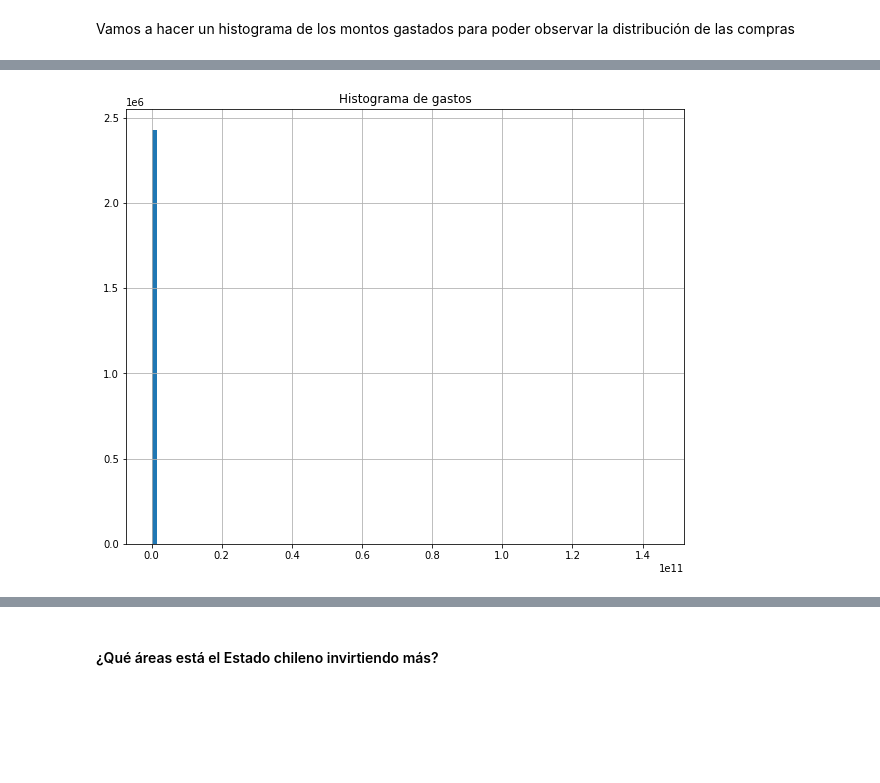
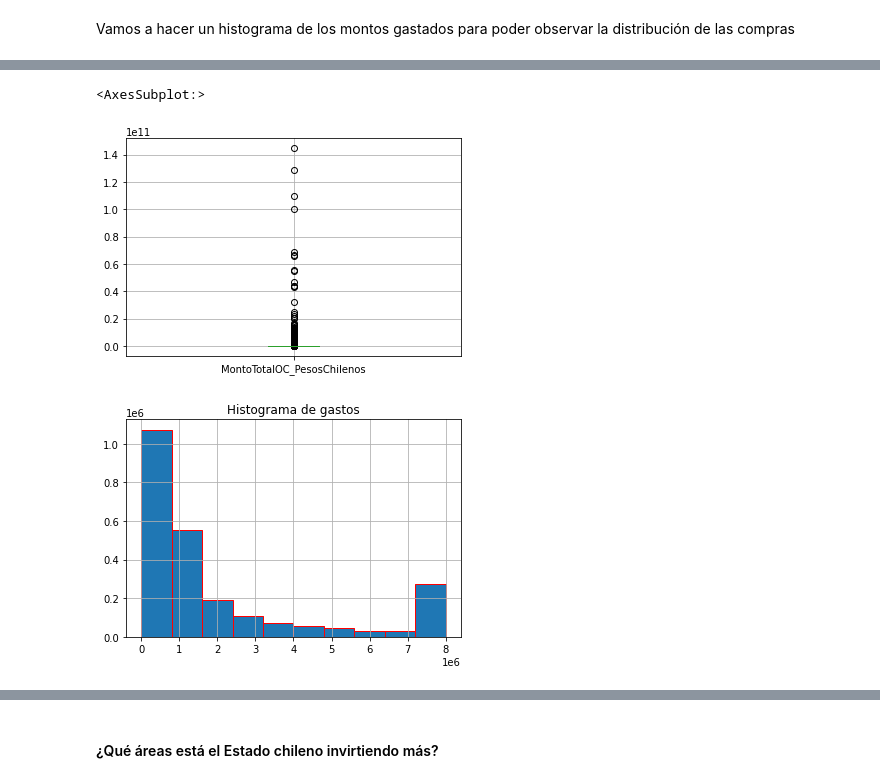
Before and after one commit to FranRossi/Big-Data-Project, a Jupyter notebook: Obligatorio_Francisco_Rossi_Ivan_Monjardin.ipynb, the cells around one changed output, grey strips where cells are left out. Cells and saved outputs as stored; diff of their text form; code cells hidden in the pictures; blank space fills up the shorter version.

```diff
--- a/Obligatorio_Francisco_Rossi_Ivan_Monjardin.ipynb
+++ b/Obligatorio_Francisco_Rossi_Ivan_Monjardin.ipynb
@@ -468,9 +474,14 @@ df_solo_gastosPD = df_solo_gastos.toPandas()
+# %%
+df_solo_gastosPD.boxplot()
+# %% [output]
+<AxesSubplot:>
+[figure, added]
 # %%
 # Show an histogram with the diferent values of dataframe df_solo_gastosPD
-df_solo_gastosPD.hist(figsize=(10, 8),bins=100)
+df_solo_gastosPD.clip(800,10000*800).hist(edgecolor='red',column='MontoTotalOC_PesosChilenos')
 plt.title('Histograma de gastos')
 plt.show()
 # %% [output]
-[figure, old version]
+[figure, new version]
 # %%
 df.select(col("MontoTotalOC_PesosChilenos")).groupBy(col("MontoTotalOC_PesosChilenos")).show()
```
Also changed, not shown: parts of 26 cells of this notebook.
